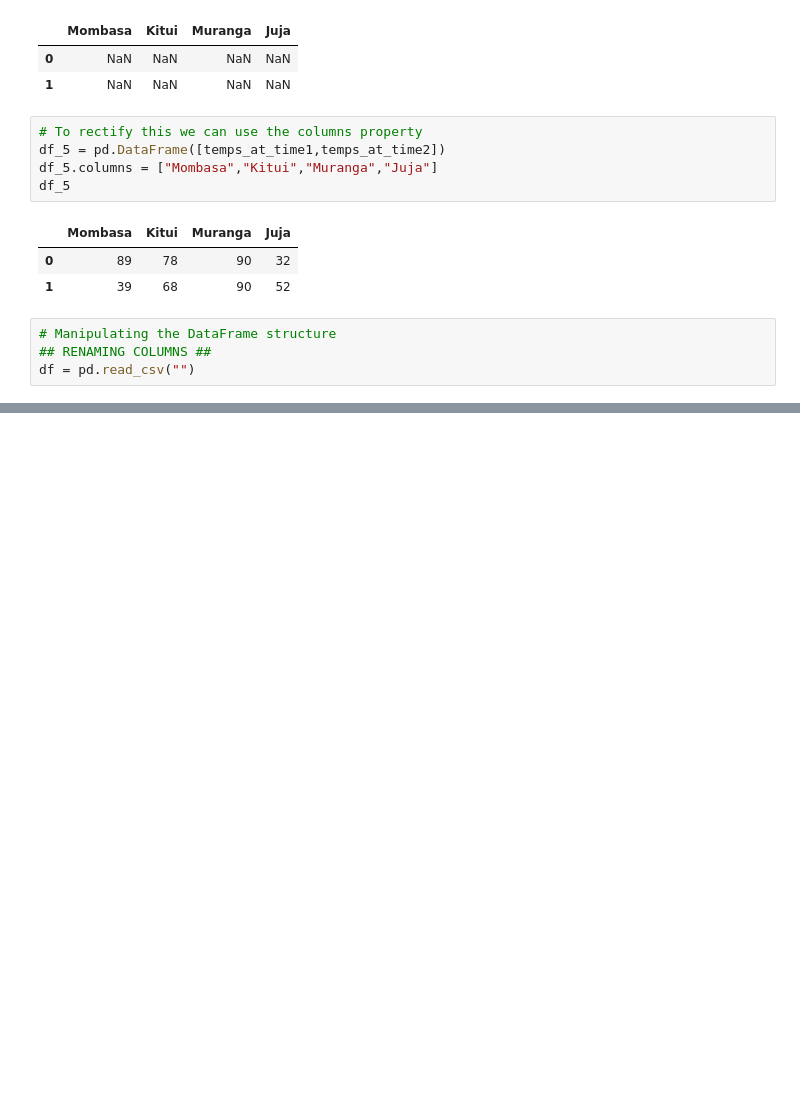
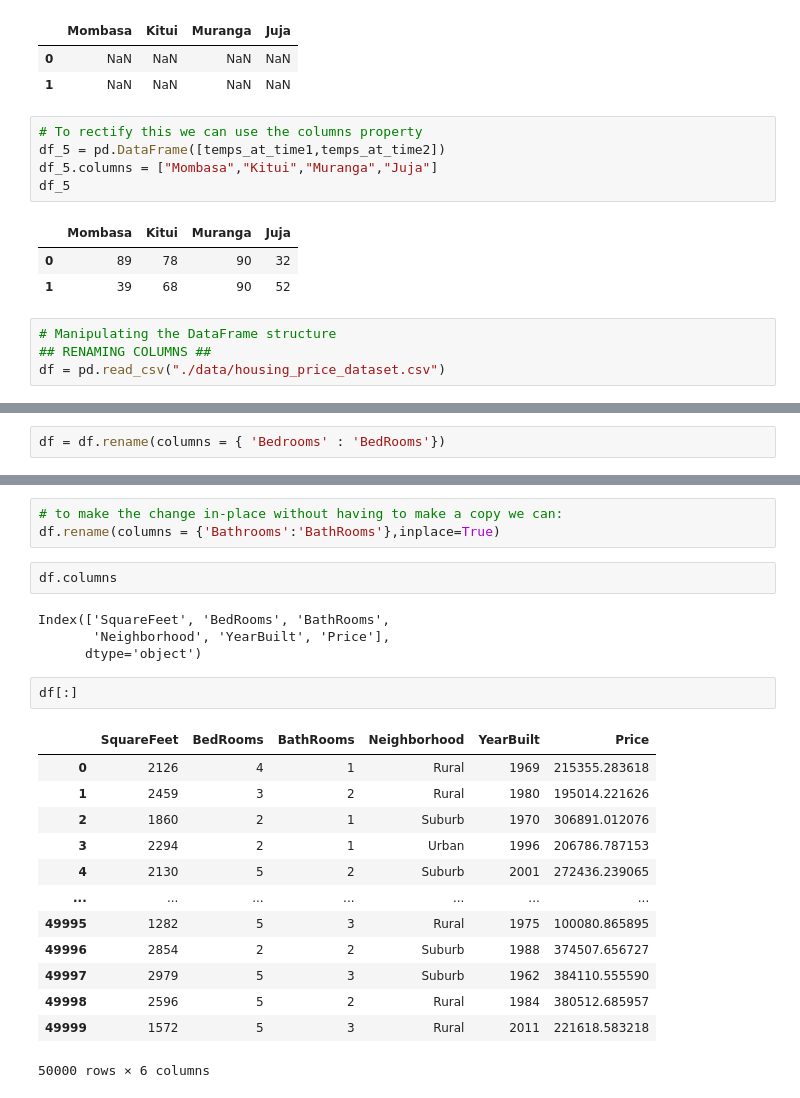
Before and after one commit to Sospeter-Wainaina/DataEngineering, a Jupyter notebook: Python/Pandas/Introduction to Pandas.ipynb, the cells around one changed output, grey strips where cells are left out. Saved outputs shown, nothing was run; the diff lists cells and outputs as text; blank space fills up the shorter version.

Commit message:
Changing the DataFrame Structure

```diff
--- a/Python/Pandas/Introduction to Pandas.ipynb
+++ b/Python/Pandas/Introduction to Pandas.ipynb
@@ -594,4 +594,4 @@ df_5
 # %%
 # Manipulating the DataFrame structure
 ## RENAMING COLUMNS ##
-df = pd.read_csv("")
+df = pd.read_csv("./data/housing_price_dataset.csv")
@@ -597,0 +604,2 @@ df = pd.read_csv("")
+# %%
+df = df.rename(columns = { 'Bedrooms' : 'BedRooms'})
@@ -597,0 +621,25 @@ df = pd.read_csv("")
+# %%
+# to make the change in-place without having to make a copy we can:
+df.rename(columns = {'Bathrooms':'BathRooms'},inplace=True)
+# %%
+df.columns
+# %% [output]
+Index(['SquareFeet', 'BedRooms', 'BathRooms',
+       'Neighborhood', 'YearBuilt', 'Price'],
+      dtype='object')
+# %%
+df[:]
+# %% [output]
+|  | SquareFeet | BedRooms | BathRooms | Neighborhood | YearBuilt | Price |
+| 0 | 2126 | 4 | 1 | Rural | 1969 | 215355.283618 |
+| 1 | 2459 | 3 | 2 | Rural | 1980 | 195014.221626 |
+| 2 | 1860 | 2 | 1 | Suburb | 1970 | 306891.012076 |
+| 3 | 2294 | 2 | 1 | Urban | 1996 | 206786.787153 |
+| 4 | 2130 | 5 | 2 | Suburb | 2001 | 272436.239065 |
+| ... | ... | ... | ... | ... | ... | ... |
+| 49995 | 1282 | 5 | 3 | Rural | 1975 | 100080.865895 |
+| 49996 | 2854 | 2 | 2 | Suburb | 1988 | 374507.656727 |
+| 49997 | 2979 | 5 | 3 | Suburb | 1962 | 384110.555590 |
+| 49998 | 2596 | 5 | 2 | Rural | 1984 | 380512.685957 |
+| 49999 | 1572 | 5 | 3 | Rural | 2011 | 221618.583218 |
+50000 rows × 6 columns
```
Also changed, not shown: parts of 4 cells of this notebook.
